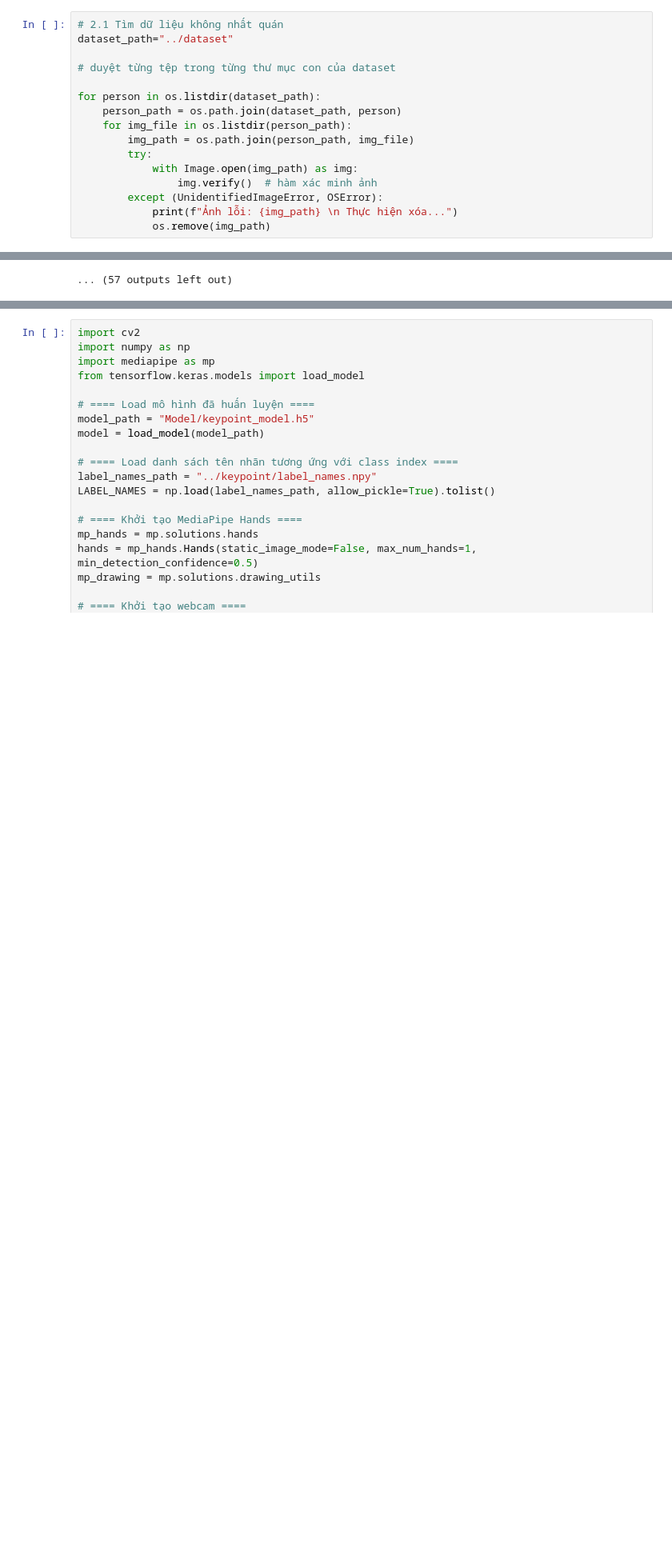
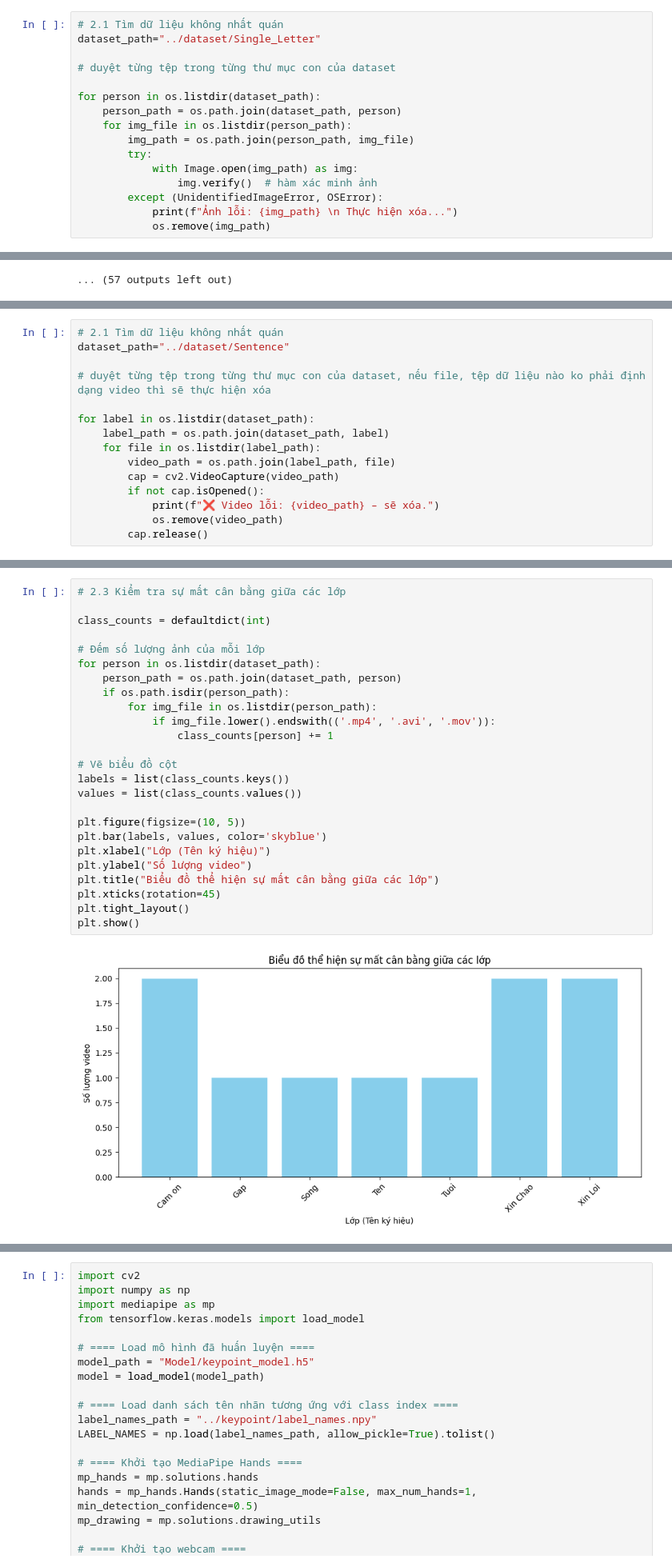
Before and after one commit to Truong-CA/Sign-Language-Recognitionn, a Jupyter notebook: Code/Project.ipynb, the cells around one changed output, grey strips where cells are left out. Shown at 80% size. Saved outputs shown, nothing was run; the diff lists cells and outputs as text; blank space fills up the shorter version.

Commit message:
Coding - Preprocessing of sentence data, extract keypoint, build model Transformer, Need additional data set

```diff
--- a/Code/Project.ipynb
+++ b/Code/Project.ipynb
@@ -44,7 +45,7 @@ Bao gồm
 - Data Augmentation : Tăng cường dữ liệu
 # %%
 # 2.1 Tìm dữ liệu không nhất quán
-dataset_path="../dataset"
+dataset_path="../dataset/Single_Letter"
 
 # duyệt từng tệp trong từng thư mục con của dataset
 
@@ -364,0 +391,15 @@ WARNING:absl:You are saving your model as an HDF5 file via `model.save()` or `ke
+# %%
+# 2.1 Tìm dữ liệu không nhất quán
+dataset_path="../dataset/Sentence"
+
+# duyệt từng tệp trong từng thư mục con của dataset, nếu file, tệp dữ liệu nào ko phải định dạng video thì sẽ thực hiện xóa
+
+for label in os.listdir(dataset_path):
+    label_path = os.path.join(dataset_path, label)
+    for file in os.listdir(label_path):
+        video_path = os.path.join(label_path, file)
+        cap = cv2.VideoCapture(video_path)
+        if not cap.isOpened():
+            print(f"❌ Video lỗi: {video_path} – sẽ xóa.")
+            os.remove(video_path)
+        cap.release()
@@ -364,0 +425,27 @@ WARNING:absl:You are saving your model as an HDF5 file via `model.save()` or `ke
+# %%
+# 2.3 Kiểm tra sự mất cân bằng giữa các lớp
+
+class_counts = defaultdict(int)
+
+# Đếm số lượng ảnh của mỗi lớp
+for person in os.listdir(dataset_path):
+    person_path = os.path.join(dataset_path, person)
+    if os.path.isdir(person_path):
+        for img_file in os.listdir(person_path):
+            if img_file.lower().endswith(('.mp4', '.avi', '.mov')):
+                class_counts[person] += 1
+
+# Vẽ biểu đồ cột
+labels = list(class_counts.keys())
+values = list(class_counts.values())
+
+plt.figure(figsize=(10, 5))
+plt.bar(labels, values, color='skyblue')
+plt.xlabel("Lớp (Tên ký hiệu)")
+plt.ylabel("Số lượng video")
+plt.title("Biểu đồ thể hiện sự mất cân bằng giữa các lớp")
+plt.xticks(rotation=45)
+plt.tight_layout()
+plt.show()
+# %% [output]
+[figure, added]
```
Also changed, not shown: parts of 24 cells of this notebook, 2 other files.
